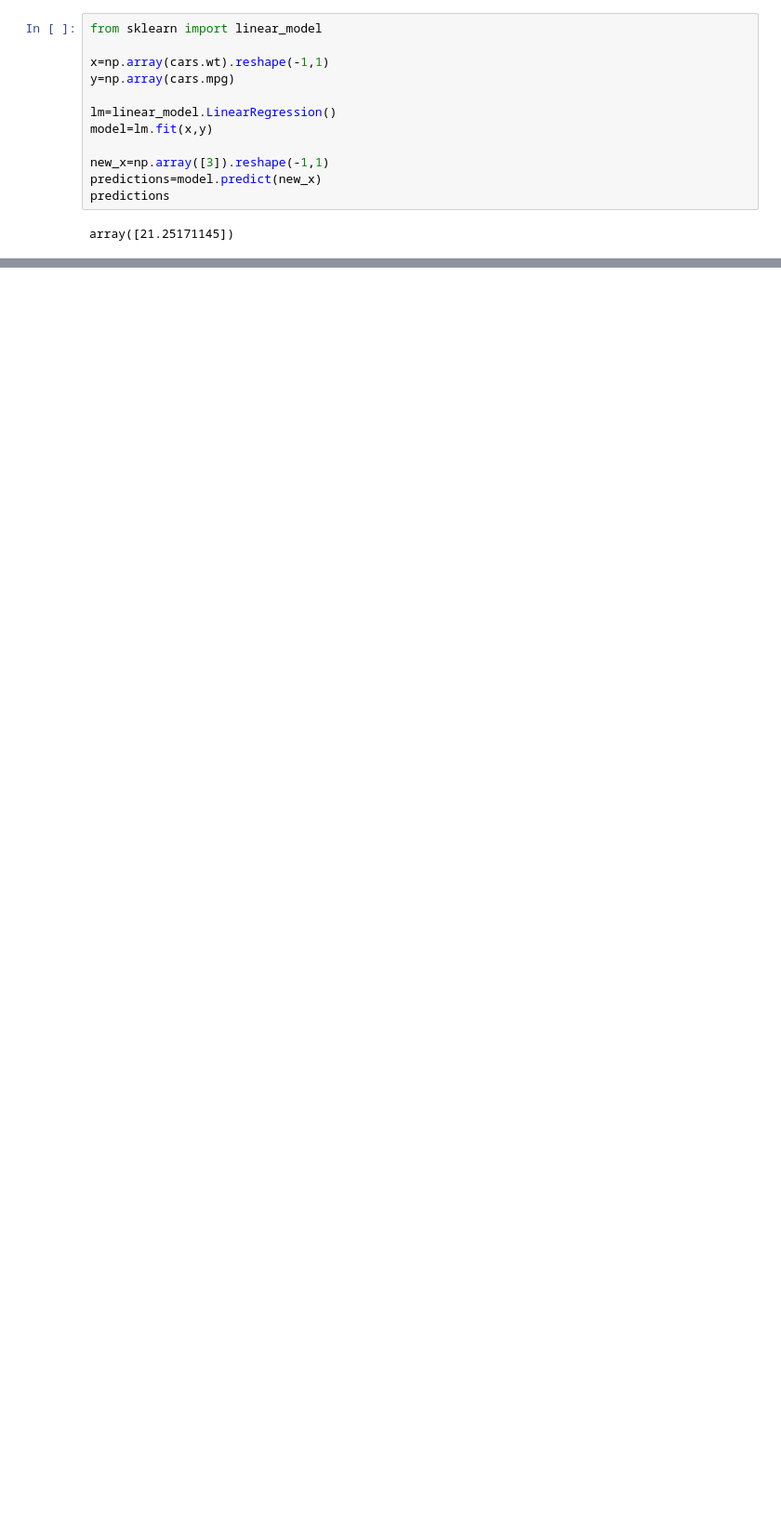
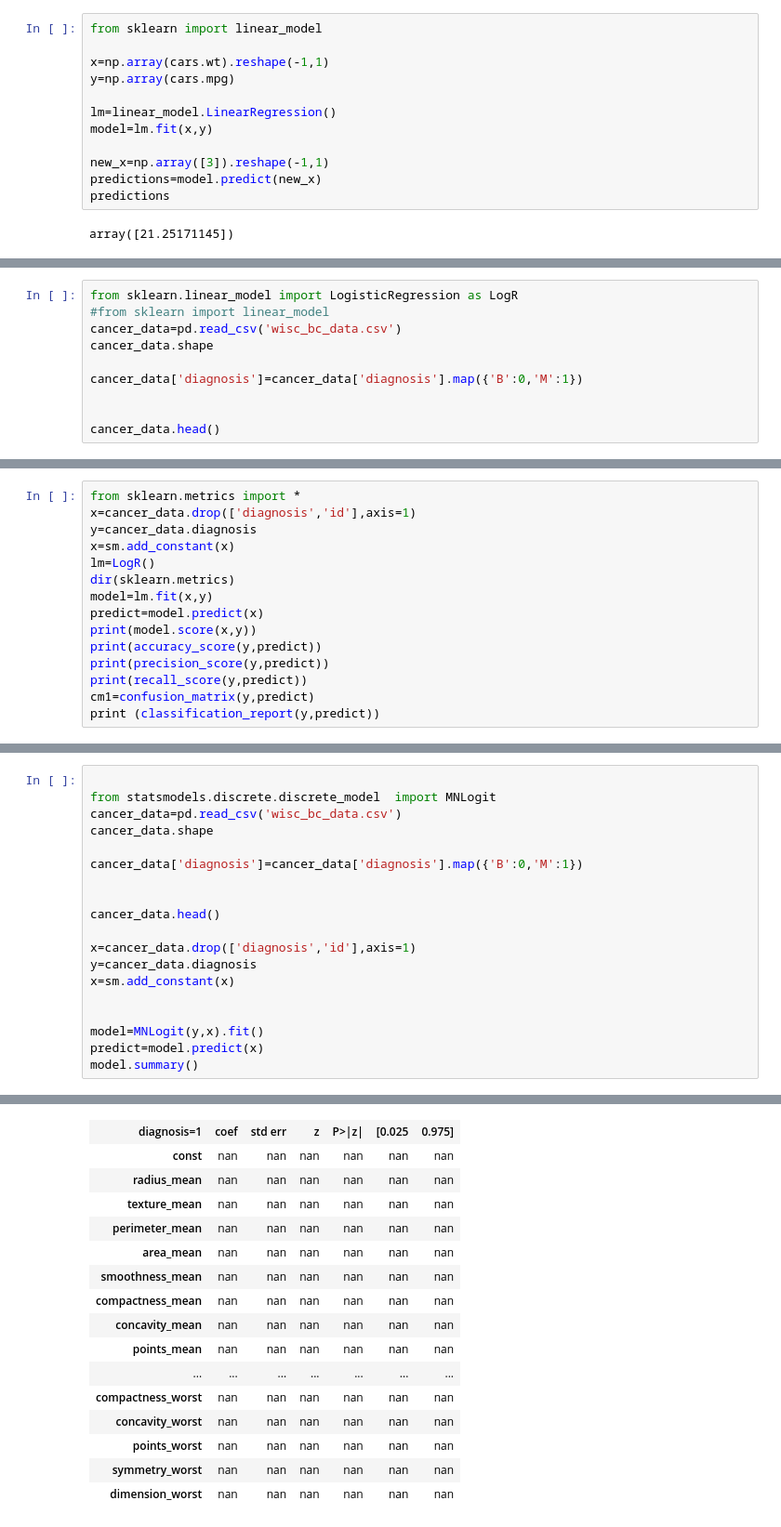
Before and after one commit to jpkch2910/Python-Training, a Jupyter notebook: Firsrt_code.ipynb, the cells around one changed output, grey strips where cells are left out. Shown at 93% size. Saved outputs shown, nothing was run; the diff lists cells and outputs as text; blank space fills up the shorter version.

```diff
--- a/Firsrt_code.ipynb
+++ b/Firsrt_code.ipynb
@@ -420,0 +629,10 @@ array([21.25171145])
+# %%
+from sklearn.linear_model import LogisticRegression as LogR
+#from sklearn import linear_model
+cancer_data=pd.read_csv('wisc_bc_data.csv')
+cancer_data.shape
+
+cancer_data['diagnosis']=cancer_data['diagnosis'].map({'B':0,'M':1})
+
+
+cancer_data.head()
@@ -420,0 +647,15 @@ array([21.25171145])
+# %%
+from sklearn.metrics import *
+x=cancer_data.drop(['diagnosis','id'],axis=1)
+y=cancer_data.diagnosis
+x=sm.add_constant(x)
+lm=LogR()
+dir(sklearn.metrics)
+model=lm.fit(x,y)
+predict=model.predict(x)
+print(model.score(x,y))
+print(accuracy_score(y,predict))
+print(precision_score(y,predict))
+print(recall_score(y,predict))
+cm1=confusion_matrix(y,predict)
+print (classification_report(y,predict))
@@ -420,0 +679,20 @@ array([21.25171145])
+# %%
+
+from statsmodels.discrete.discrete_model  import MNLogit
+cancer_data=pd.read_csv('wisc_bc_data.csv')
+cancer_data.shape
+
+cancer_data['diagnosis']=cancer_data['diagnosis'].map({'B':0,'M':1})
+
+
+cancer_data.head()
+
+x=cancer_data.drop(['diagnosis','id'],axis=1)
+y=cancer_data.diagnosis
+x=sm.add_constant(x)
+
+
+model=MNLogit(y,x).fit()
+predict=model.predict(x)
+model.summary()
+# %% [output]
@@ -420,0 +710,16 @@ array([21.25171145])
+| diagnosis=1 | coef | std err | z | P>|z| | [0.025 | 0.975] |
+| const | nan | nan | nan | nan | nan | nan |
+| radius_mean | nan | nan | nan | nan | nan | nan |
+| texture_mean | nan | nan | nan | nan | nan | nan |
+| perimeter_mean | nan | nan | nan | nan | nan | nan |
+| area_mean | nan | nan | nan | nan | nan | nan |
+| smoothness_mean | nan | nan | nan | nan | nan | nan |
+| compactness_mean | nan | nan | nan | nan | nan | nan |
+| concavity_mean | nan | nan | nan | nan | nan | nan |
+| points_mean | nan | nan | nan | nan | nan | nan |
+| ... | ... | ... | ... | ... | ... | ... |
+| compactness_worst | nan | nan | nan | nan | nan | nan |
+| concavity_worst | nan | nan | nan | nan | nan | nan |
+| points_worst | nan | nan | nan | nan | nan | nan |
+| symmetry_worst | nan | nan | nan | nan | nan | nan |
+| dimension_worst | nan | nan | nan | nan | nan | nan |
```
Also changed, not shown: parts of 17 cells of this notebook.
